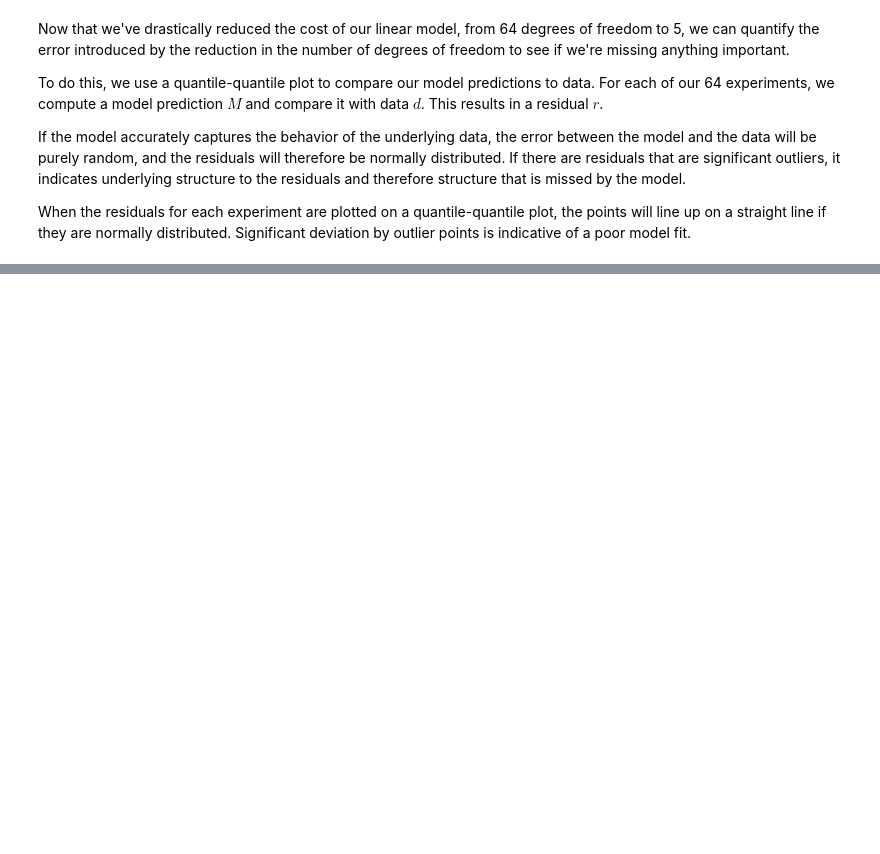
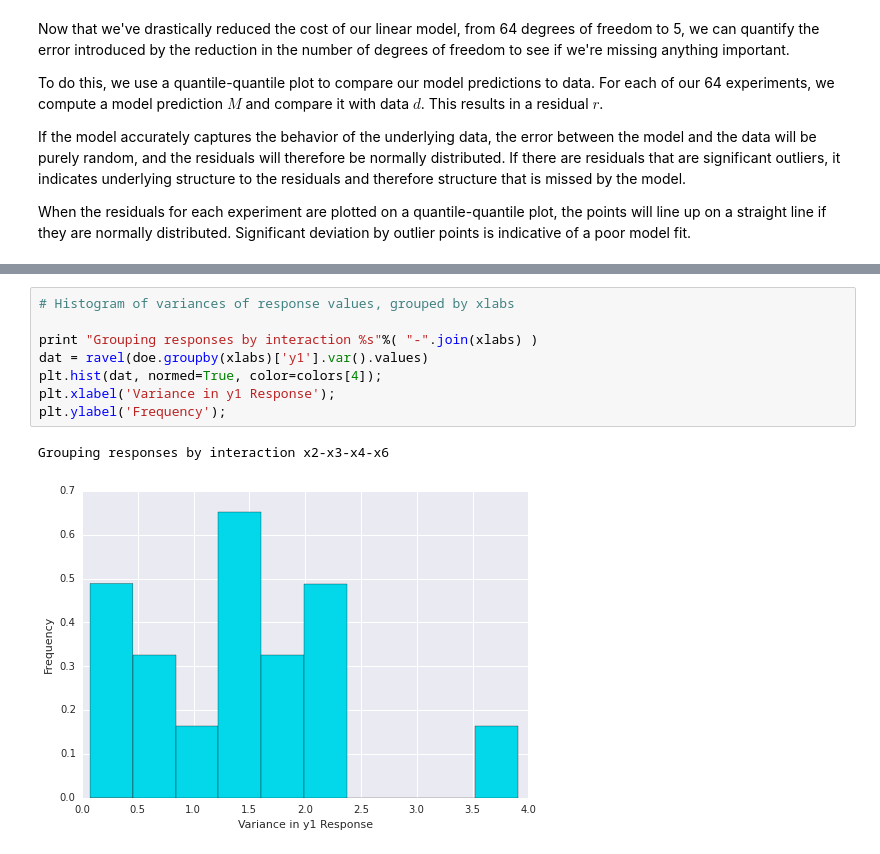
Before and after one commit to charlesreid1/empirical-model-building, a Jupyter notebook: ipython/Two-Level Factorial Designs (Chapter 4).ipynb, the cells around one changed output, grey strips where cells are left out. Saved outputs shown, nothing was run; the diff lists cells and outputs as text; blank space fills up the shorter version.

```diff
--- a/ipython/Two-Level Factorial Designs (Chapter 4).ipynb
+++ b/ipython/Two-Level Factorial Designs (Chapter 4).ipynb
@@ -522,0 +649,11 @@ x2 x3 x4 x6
+# %%
+# Histogram of variances of response values, grouped by xlabs
+
+print "Grouping responses by interaction %s"%( "-".join(xlabs) )
+dat = ravel(doe.groupby(xlabs)['y1'].var().values)
+plt.hist(dat, normed=True, color=colors[4]);
+plt.xlabel('Variance in y1 Response');
+plt.ylabel('Frequency');
+# %% [output]
+Grouping responses by interaction x2-x3-x4-x6
+[figure, added]
```
Also changed, not shown: parts of 24 cells of this notebook.
